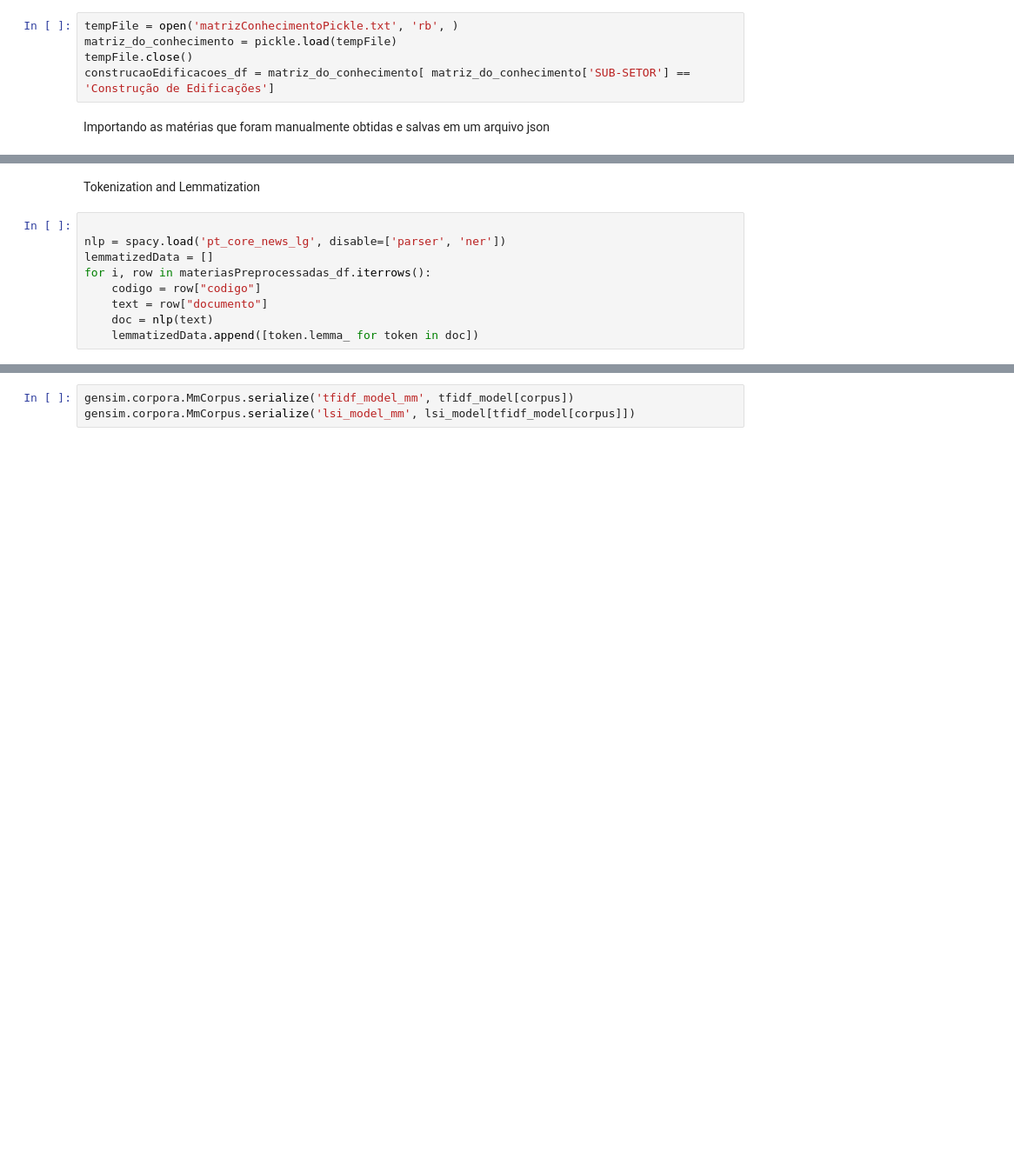
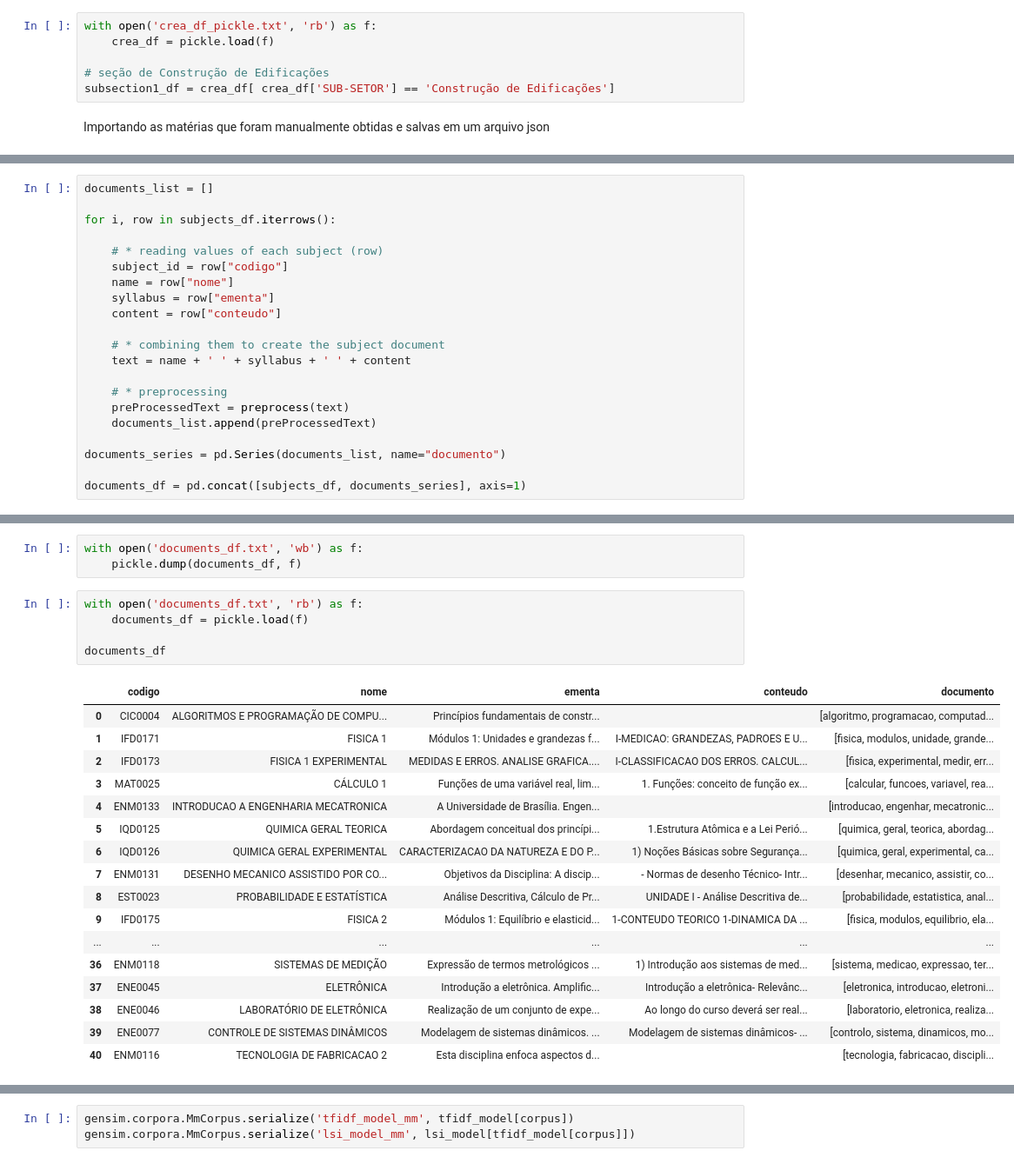
Before and after one commit to gnramos/crea-tools, a Jupyter notebook: LSI-model.ipynb, the cells around one changed output, grey strips where cells are left out. Shown at 87% size. Drawn from its saved outputs; the diff is of its cells as text; blank space fills up the shorter version.

```diff
--- a/LSI-model.ipynb
+++ b/LSI-model.ipynb
@@ -27,10 +25,11 @@ tempFile.close()
 # %% [markdown]
 Abrindo o dataFrame em formato Binário e Imprimindo o DataFrame para fins de visualização:
 # %%
-tempFile = open('matrizConhecimentoPickle.txt', 'rb', )
-matriz_do_conhecimento = pickle.load(tempFile)
-tempFile.close()
-construcaoEdificacoes_df = matriz_do_conhecimento[ matriz_do_conhecimento['SUB-SETOR'] == 'Construção de Edificações']
+with open('crea_df_pickle.txt', 'rb') as f:
+    crea_df = pickle.load(f)
+
+# seção de Construção de Edificações
+subsection1_df = crea_df[ crea_df['SUB-SETOR'] == 'Construção de Edificações']
 # %% [markdown]
 Importando as matérias que foram manualmente obtidas e salvas em um arquivo json
 # %%
@@ -95 +110,22 @@ materiasPreprocessadas_df = pd.DataFrame(newtext)
+# %%
+documents_list = []
+
+for i, row in subjects_df.iterrows():
+
+    # * reading values of each subject (row)
+    subject_id = row["codigo"]
+    name = row["nome"]
+    syllabus = row["ementa"]
+    content = row["conteudo"]
+
+    # * combining them to create the subject document
+    text = name + ' ' + syllabus + ' ' + content
+
+    # * preprocessing
+    preProcessedText = preprocess(text)
+    documents_list.append(preProcessedText)
+
+documents_series = pd.Series(documents_list, name="documento")
+
+documents_df = pd.concat([subjects_df, documents_series], axis=1)
 # %% [markdown]
@@ -117,11 +133,26 @@ materiasPreprocessadas_df
-# %% [markdown]
-Tokenization and Lemmatization
-# %%
-
-nlp = spacy.load('pt_core_news_lg', disable=['parser', 'ner'])
-lemmatizedData = []
-for i, row in materiasPreprocessadas_df.iterrows():
-    codigo = row["codigo"]
-    text = row["documento"]
-    doc = nlp(text)
-    lemmatizedData.append([token.lemma_ for token in doc])
+# %%
+with open('documents_df.txt', 'wb') as f:
+    pickle.dump(documents_df, f)
+# %%
+with open('documents_df.txt', 'rb') as f:
+    documents_df = pickle.load(f)
+
+documents_df
+# %% [output]
+|  | codigo | nome | ementa | conteudo | documento |
+| 0 | CIC0004 | ALGORITMOS E PROGRAMAÇÃO DE COMPU... | Princípios fundamentais de constr... |  | [algoritmo, programacao, computad... |
+| 1 | IFD0171 | FISICA 1 | Módulos 1: Unidades e grandezas f... | I-MEDICAO: GRANDEZAS, PADROES E U... | [fisica, modulos, unidade, grande... |
+| 2 | IFD0173 | FISICA 1 EXPERIMENTAL | MEDIDAS E ERROS. ANALISE GRAFICA.... | I-CLASSIFICACAO DOS ERROS. CALCUL... | [fisica, experimental, medir, err... |
+| 3 | MAT0025 | CÁLCULO 1 | Funções de uma variável real, lim... | 1. Funções: conceito de função ex... | [calcular, funcoes, variavel, rea... |
+| 4 | ENM0133 | INTRODUCAO A ENGENHARIA MECATRONICA | A Universidade de Brasília. Engen... |  | [introducao, engenhar, mecatronic... |
+| 5 | IQD0125 | QUIMICA GERAL TEORICA | Abordagem conceitual dos princípi... | 1.Estrutura Atômica e a Lei Perió... | [quimica, geral, teorica, abordag... |
+| 6 | IQD0126 | QUIMICA GERAL EXPERIMENTAL | CARACTERIZACAO DA NATUREZA E DO P... | 1) Noções Básicas sobre Segurança... | [quimica, geral, experimental, ca... |
+| 7 | ENM0131 | DESENHO MECANICO ASSISTIDO POR CO... | Objetivos da Disciplina: A discip... | - Normas de desenho Técnico- Intr... | [desenhar, mecanico, assistir, co... |
+| 8 | EST0023 | PROBABILIDADE E ESTATÍSTICA | Análise Descritiva, Cálculo de Pr... | UNIDADE I - Análise Descritiva de... | [probabilidade, estatistica, anal... |
+| 9 | IFD0175 | FISICA 2 | Módulos 1: Equilíbrio e elasticid... | 1-CONTEUDO TEORICO 1-DINAMICA DA ... | [fisica, modulos, equilibrio, ela... |
+| ... | ... | ... | ... | ... | ... |
+| 36 | ENM0118 | SISTEMAS DE MEDIÇÃO | Expressão de termos metrológicos ... | 1) Introdução aos sistemas de med... | [sistema, medicao, expressao, ter... |
+| 37 | ENE0045 | ELETRÔNICA | Introdução a eletrônica. Amplific... | Introdução a eletrônica- Relevânc... | [eletronica, introducao, eletroni... |
+| 38 | ENE0046 | LABORATÓRIO DE ELETRÔNICA | Realização de um conjunto de expe... | Ao longo do curso deverá ser real... | [laboratorio, eletronica, realiza... |
+| 39 | ENE0077 | CONTROLE DE SISTEMAS DINÂMICOS | Modelagem de sistemas dinâmicos. ... | Modelagem de sistemas dinâmicos- ... | [controlo, sistema, dinamicos, mo... |
+| 40 | ENM0116 | TECNOLOGIA DE FABRICACAO 2 | Esta disciplina enfoca aspectos d... |  | [tecnologia, fabricacao, discipli... |
```
Also changed, not shown: parts of 39 cells of this notebook, 11 other files.
